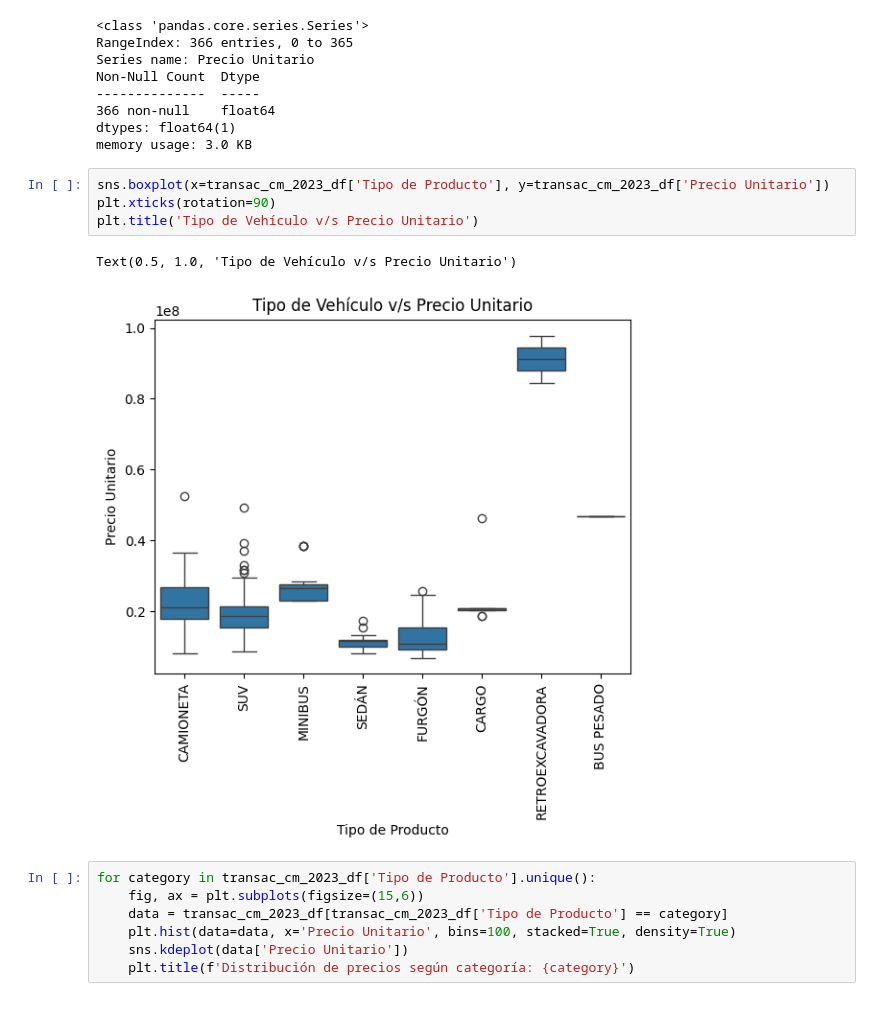
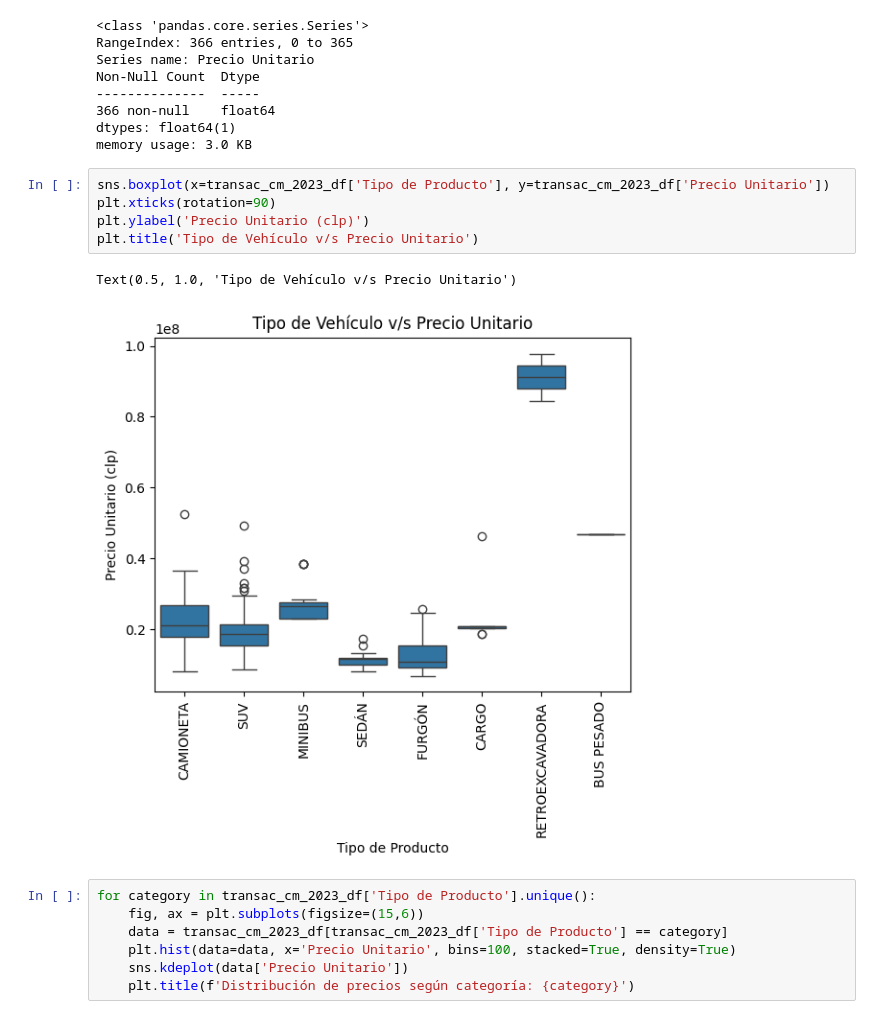
Before and after one commit to lucassschmitz/Procurement, a Jupyter notebook: convenio_marco/cm_analisis_2023.ipynb, the cells around one changed output. Drawn from its saved outputs; the diff is of its cells as text.

```diff
--- a/convenio_marco/cm_analisis_2023.ipynb
+++ b/convenio_marco/cm_analisis_2023.ipynb
@@ -165,10 +165,11 @@ memory usage: 3.0 KB
 # %%
 sns.boxplot(x=transac_cm_2023_df['Tipo de Producto'], y=transac_cm_2023_df['Precio Unitario'])
 plt.xticks(rotation=90)
+plt.ylabel('Precio Unitario (clp)')
 plt.title('Tipo de Vehículo v/s Precio Unitario')
 # %% [output]
 Text(0.5, 1.0, 'Tipo de Vehículo v/s Precio Unitario')
-[figure, old version]
+[figure, new version]
 # %%
 for category in transac_cm_2023_df['Tipo de Producto'].unique():
     fig, ax = plt.subplots(figsize=(15,6))
```
Also changed, not shown: 1 other file.
